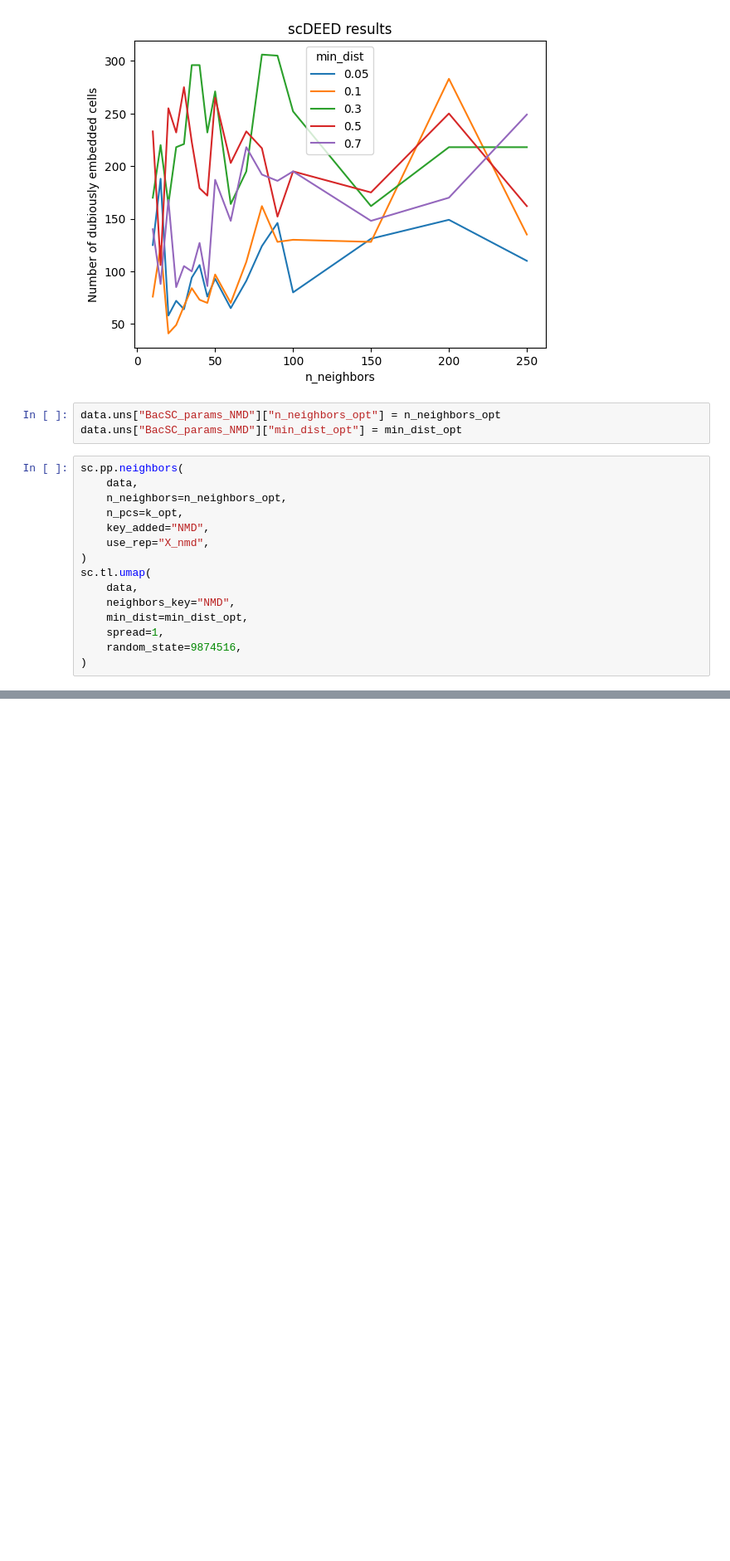
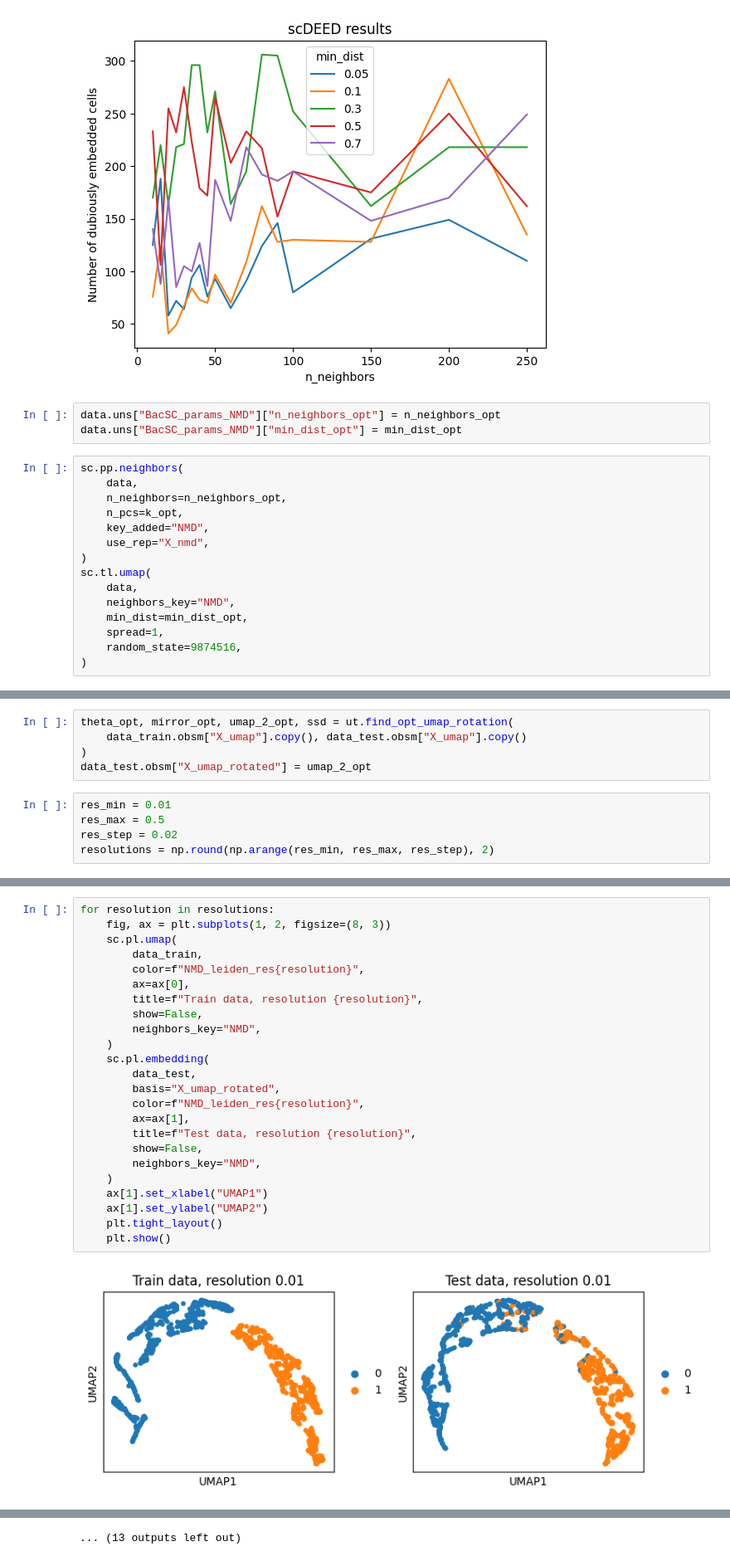
Before and after one commit to sfohr/msc_thesis, a Jupyter notebook: application/analysis/S3_NMD_vs_PCA_raw_counts.ipynb, the cells around one changed output, grey strips where cells are left out. Shown at 83% size. Cells and saved outputs as stored; diff of their text form; blank space fills up the shorter version.

```diff
--- a/application/analysis/S3_NMD_vs_PCA_raw_counts.ipynb
+++ b/application/analysis/S3_NMD_vs_PCA_raw_counts.ipynb
@@ -683,0 +941,10 @@ plt.show()
+# %%
+theta_opt, mirror_opt, umap_2_opt, ssd = ut.find_opt_umap_rotation(
+    data_train.obsm["X_umap"].copy(), data_test.obsm["X_umap"].copy()
+)
+data_test.obsm["X_umap_rotated"] = umap_2_opt
+# %%
+res_min = 0.01
+res_max = 0.5
+res_step = 0.02
+resolutions = np.round(np.arange(res_min, res_max, res_step), 2)
@@ -683,0 +979,26 @@ plt.show()
+# %%
+for resolution in resolutions:
+    fig, ax = plt.subplots(1, 2, figsize=(8, 3))
+    sc.pl.umap(
+        data_train,
+        color=f"NMD_leiden_res{resolution}",
+        ax=ax[0],
+        title=f"Train data, resolution {resolution}",
+        show=False,
+        neighbors_key="NMD",
+    )
+    sc.pl.embedding(
+        data_test,
+        basis="X_umap_rotated",
+        color=f"NMD_leiden_res{resolution}",
+        ax=ax[1],
+        title=f"Test data, resolution {resolution}",
+        show=False,
+        neighbors_key="NMD",
+    )
+    ax[1].set_xlabel("UMAP1")
+    ax[1].set_ylabel("UMAP2")
+    plt.tight_layout()
+    plt.show()
+# %% [output]
+[figure, added]
@@ -683,0 +1016 @@ plt.show()
+... (13 outputs left out)
```
Also changed, not shown: parts of 43 cells of this notebook, 2 other files.
